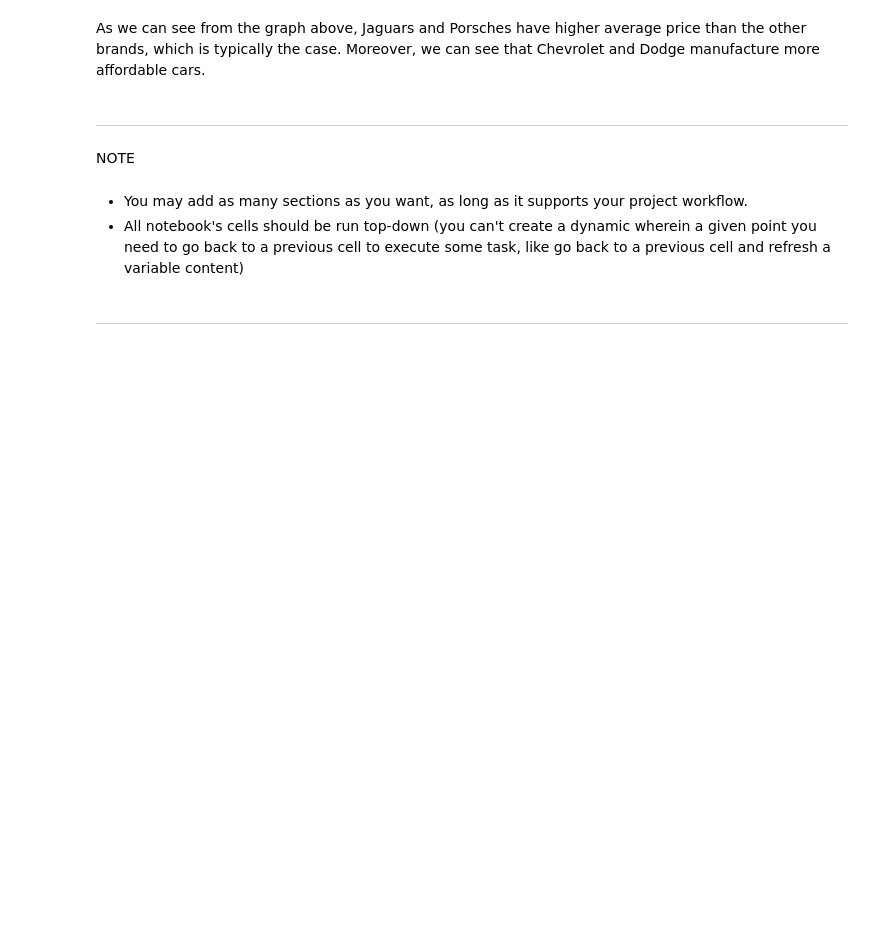
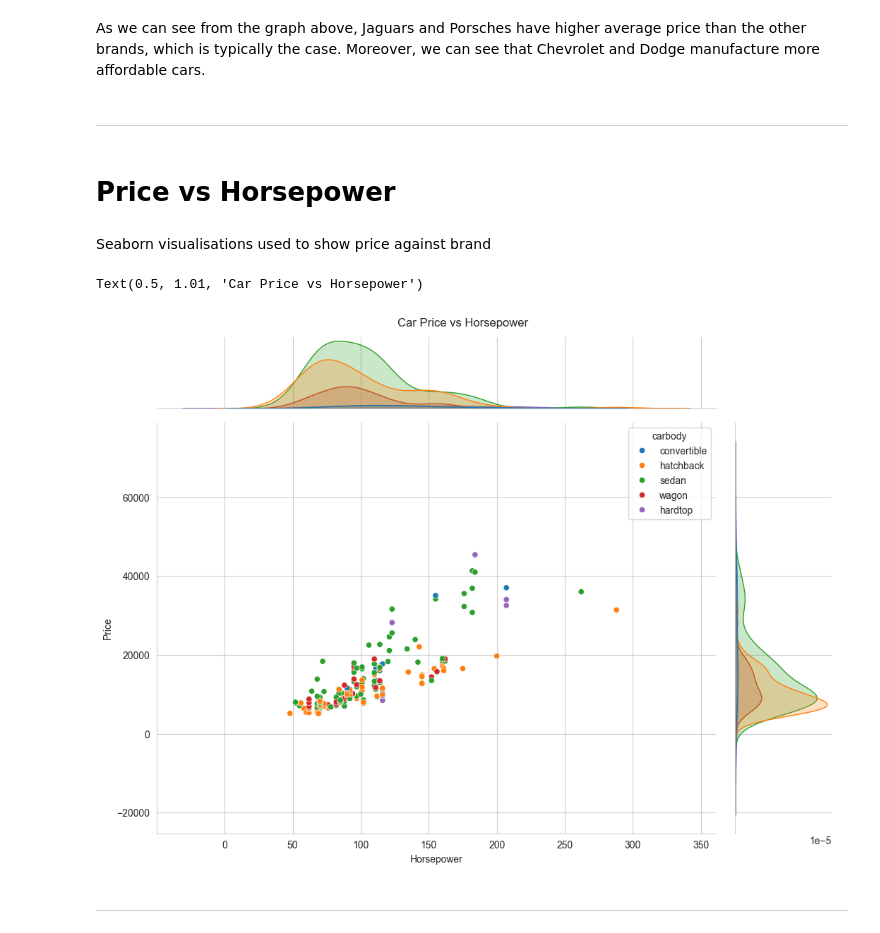
Before and after one commit to daniel67014/ci-hackathon1-car-price-analysis, a Jupyter notebook: jupyter_notebooks/DataVisualisations.ipynb, the cells around one changed output. Drawn from its saved outputs; the diff is of its cells as text; code cells hidden in the pictures; blank space fills up the shorter version.

Commit message:
Add Seaborn visualisation

```diff
--- a/jupyter_notebooks/DataVisualisations.ipynb
+++ b/jupyter_notebooks/DataVisualisations.ipynb
@@ -109,11 +109,20 @@ plt.show()
 As we can see from the graph above, Jaguars and Porsches have higher average price than the other brands, which is typically the case. Moreover, we can see that Chevrolet and Dodge manufacture more affordable cars.
 # %% [markdown]
 ---
-# %% [markdown]
-NOTE
-# %% [markdown]
-* You may add as many sections as you want, as long as it supports your project workflow.
-* All notebook's cells should be run top-down (you can't create a dynamic wherein a given point you need to go back to a previous cell to execute some task, like go back to a previous cell and refresh a variable content)
+# %% [markdown]
+# Price vs Horsepower
+# %% [markdown]
+Seaborn visualisations used to show price against brand
+# %%
+sns.set_style('whitegrid')
+sns.jointplot(data=df_CarPriceCSV,x='horsepower',y='price',hue='carbody')
+plt.gcf().set_size_inches(11,8)
+plt.xlabel('Horsepower')
+plt.ylabel('Price')
+plt.suptitle('Car Price vs Horsepower', y=1.01)
+# %% [output]
+Text(0.5, 1.01, 'Car Price vs Horsepower')
+[figure, added]
 # %% [markdown]
 ---
 # %% [markdown]
```
